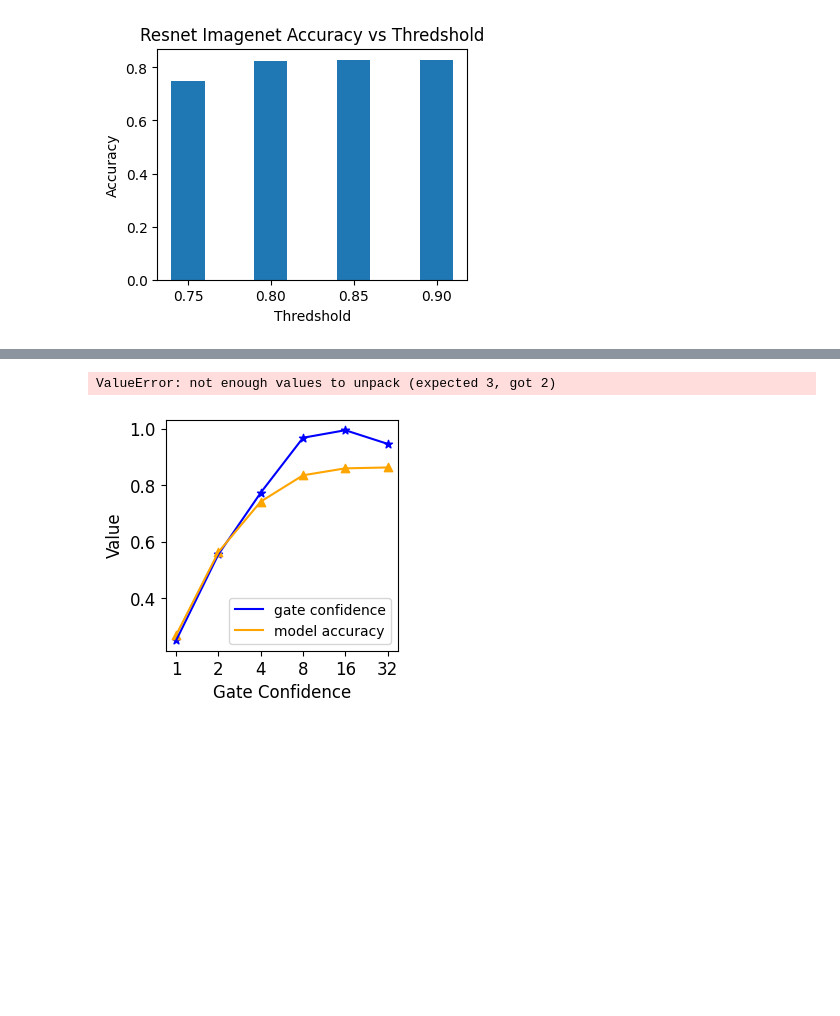
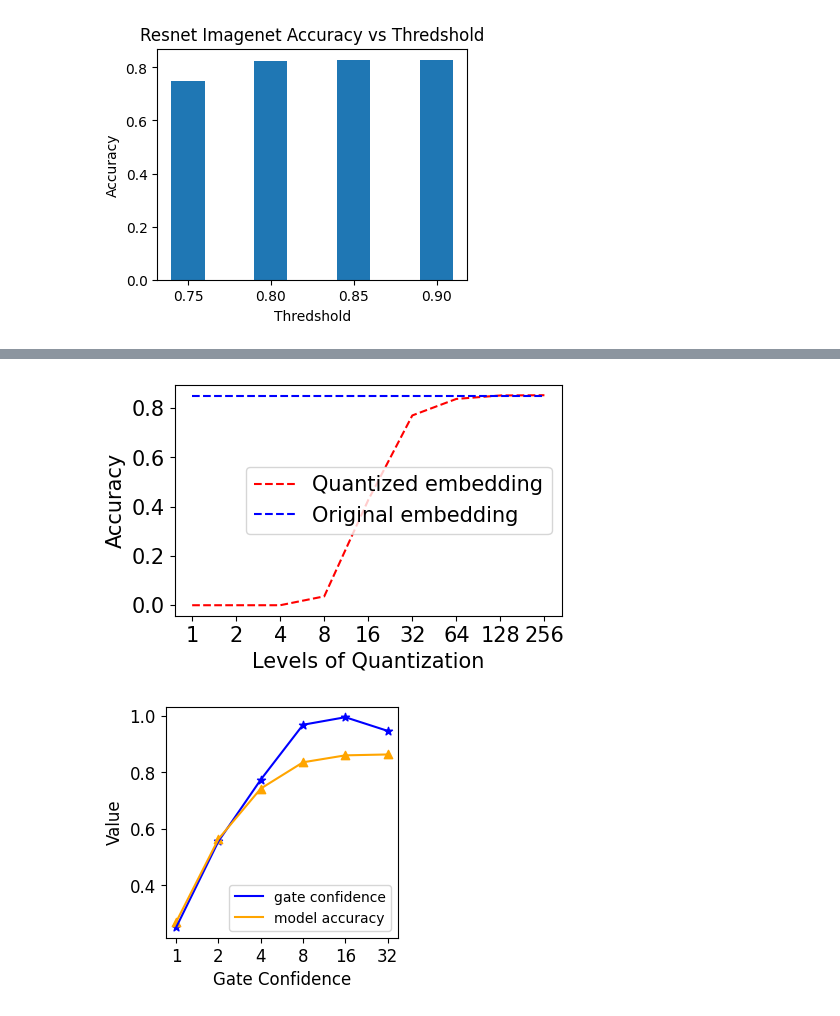
Before and after one commit to TonyPeng-2018/Adaptfilter, a Jupyter notebook: plot_result.ipynb, the cells around one changed output, grey strips where cells are left out. Cells and saved outputs as stored; diff of their text form; code cells hidden in the pictures; blank space fills up the shorter version.

```diff
--- a/plot_result.ipynb
+++ b/plot_result.ipynb
@@ -656,7 +660,7 @@ norm_acc = []
 orig_acc = []
 device = 'cuda:0'
 
-amp_list = [x for x in range(10)]
+amp_list = [x for x in range(9)]
 
 _, test, _ = dataloader_image_20.Dataloader_imagenet_20_integrated(test_batch=1)
 client, server = resnet.resnet_splitter(num_classes=1000,
@@ -690,41 +694,41 @@ for i, (data, label) in enumerate(tqdm(test)):
         client_out = client_out*(client_out_max-client_out_min)+client_out_min
 
         pred = server(client_out).detach()
         pred = torch.argmax(pred, dim=1)
         pred_acc = torch.sum(pred == label).item()
         accuracy[j] += pred_acc
 
     if i == 1000:
         break
 
-for i, (data, label, _) in enumerate(tqdm(test)):
+for i, (data, label) in enumerate(tqdm(test)):
     data, label = data.to(device), label.to(device)
 
     client_out = client(data).detach() # 1, c', h, w
 
     pred = server(client_out).detach()
     pred = torch.argmax(pred, dim=1)
     pred_acc = torch.sum(pred == label).item()
     orig_acc += pred_acc
 
     if i == 1000:
         break
 plt.figure(figsize=(5,3))
 for i in range(len(amp_list)):
     accuracy[i] = accuracy[i]/1000
 plt.plot(amp_list, accuracy, 'r--', label='Quantized embedding')
 plt.plot(amp_list, [orig_acc/1000]*len(amp_list), 'b--', label='Original embedding')
-plt.xticks(amp_list, [2**x for x in amp_list])
-plt.xlabel('Levels of Quantization')
-plt.ylabel('Accuracy')
-plt.plot()
-plt.legend()
+plt.xticks(amp_list, [2**x for x in amp_list], fontsize=15)
+plt.yticks(fontsize=15)
+plt.xlabel('Levels of Quantization',fontsize=15)
+plt.ylabel('Accuracy',fontsize=15)
+plt.legend(fontsize=15)
 # plt.title('Normalized and Original Different Amplitude: Resnet Imagenet')
 # plt.show()
-plt.savefig('./Plots/resnet_imagenet_quant.svg')
+plt.savefig('./Plots/resnet_imagenet_quant.pdf')
 # we can choose 64 and 128
 # %% [output]
-ValueError: not enough values to unpack (expected 3, got 2)
+[figure, added]
 # %%
 # dataset = 'imagenet', model = resnet, exit rate vs gate
 device = 'cuda:0'
```
Also changed, not shown: parts of 20 cells of this notebook, 21 other files.
